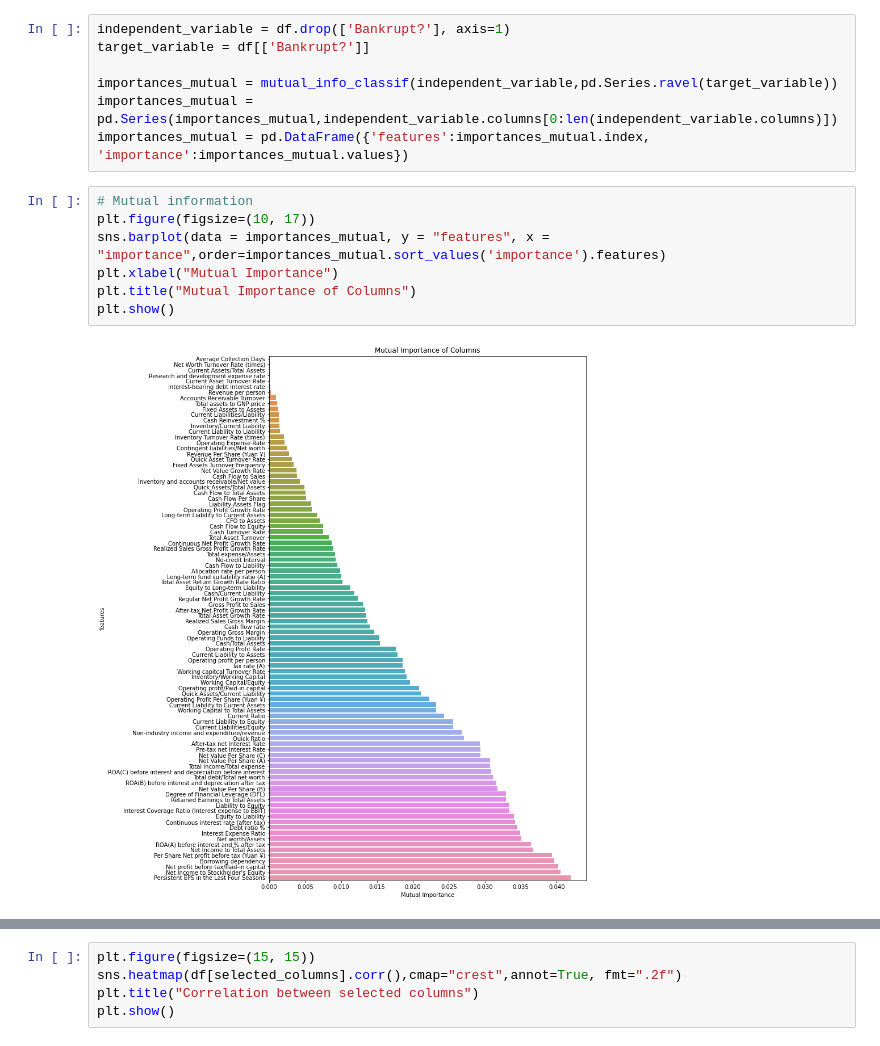
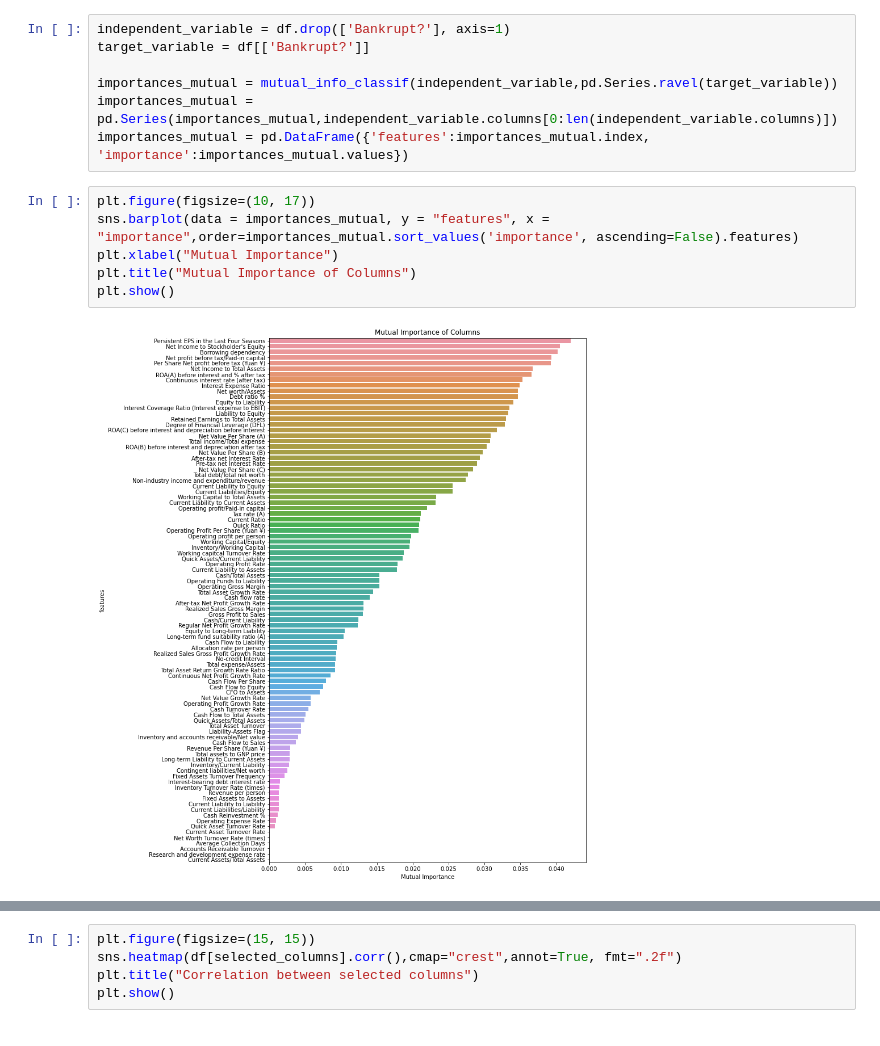
Before and after one commit to kerimbeka/machine-learning-zoomcamp, a Jupyter notebook: homeworks/midterm-project/notebook.ipynb, the cells around one changed output, grey strips where cells are left out. Cells and saved outputs as stored; diff of their text form.

```diff
--- a/homeworks/midterm-project/notebook.ipynb
+++ b/homeworks/midterm-project/notebook.ipynb
@@ -102,14 +133,13 @@ importances_mutual = mutual_info_classif(independent_variable,pd.Series.ravel(ta
 importances_mutual = pd.Series(importances_mutual,independent_variable.columns[0:len(independent_variable.columns)])
 importances_mutual = pd.DataFrame({'features':importances_mutual.index, 'importance':importances_mutual.values})
 # %%
-# Mutual information
 plt.figure(figsize=(10, 17))
-sns.barplot(data = importances_mutual, y = "features", x = "importance",order=importances_mutual.sort_values('importance').features)
+sns.barplot(data = importances_mutual, y = "features", x = "importance",order=importances_mutual.sort_values('importance', ascending=False).features)
 plt.xlabel("Mutual Importance")
 plt.title("Mutual Importance of Columns")
 plt.show()
 # %% [output]
-[figure, old version]
+[figure, new version]
 # %%
 importances_f = f_classif(independent_variable,pd.Series.ravel(target_variable))
 importances_f = pd.Series(-np.log10(importances_f[1]),independent_variable.columns[0:len(independent_variable.columns)])
```
Also changed, not shown: parts of 47 cells of this notebook, 8 other files.
